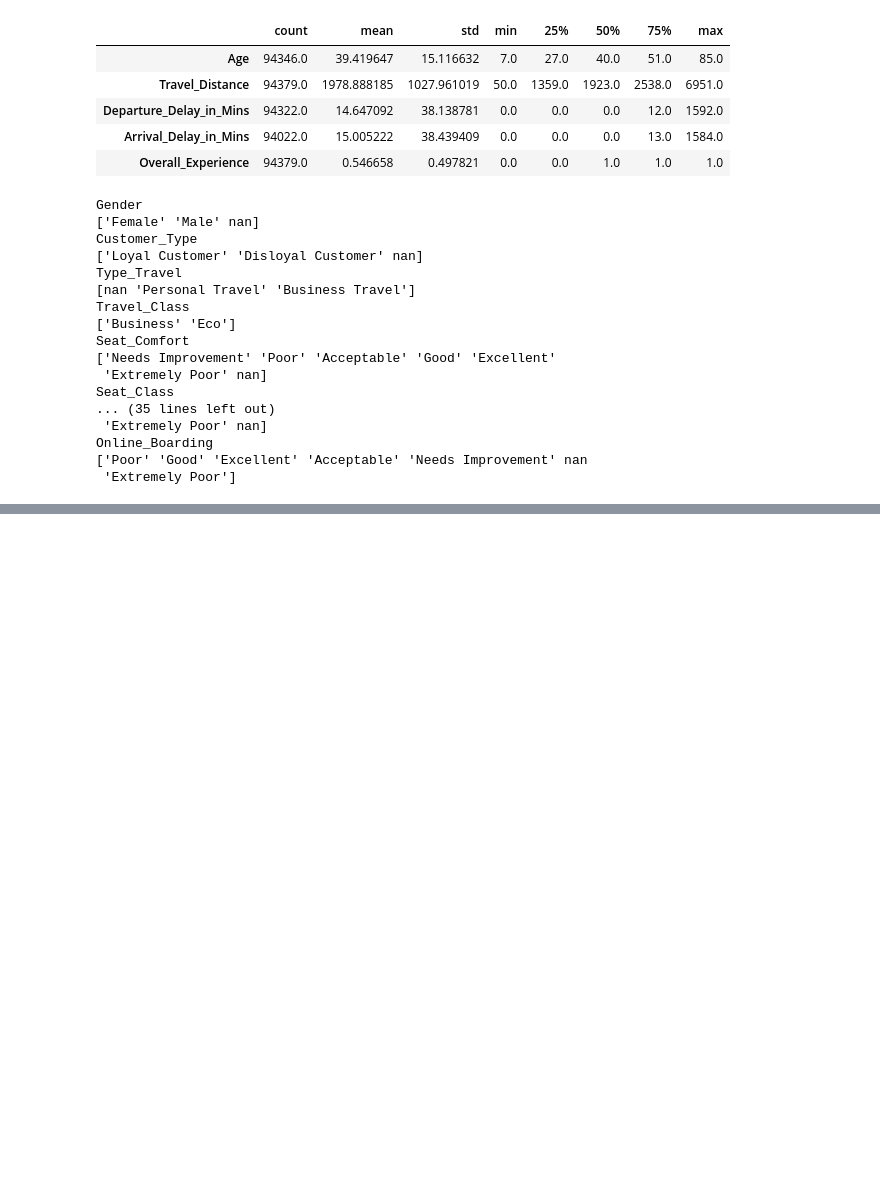
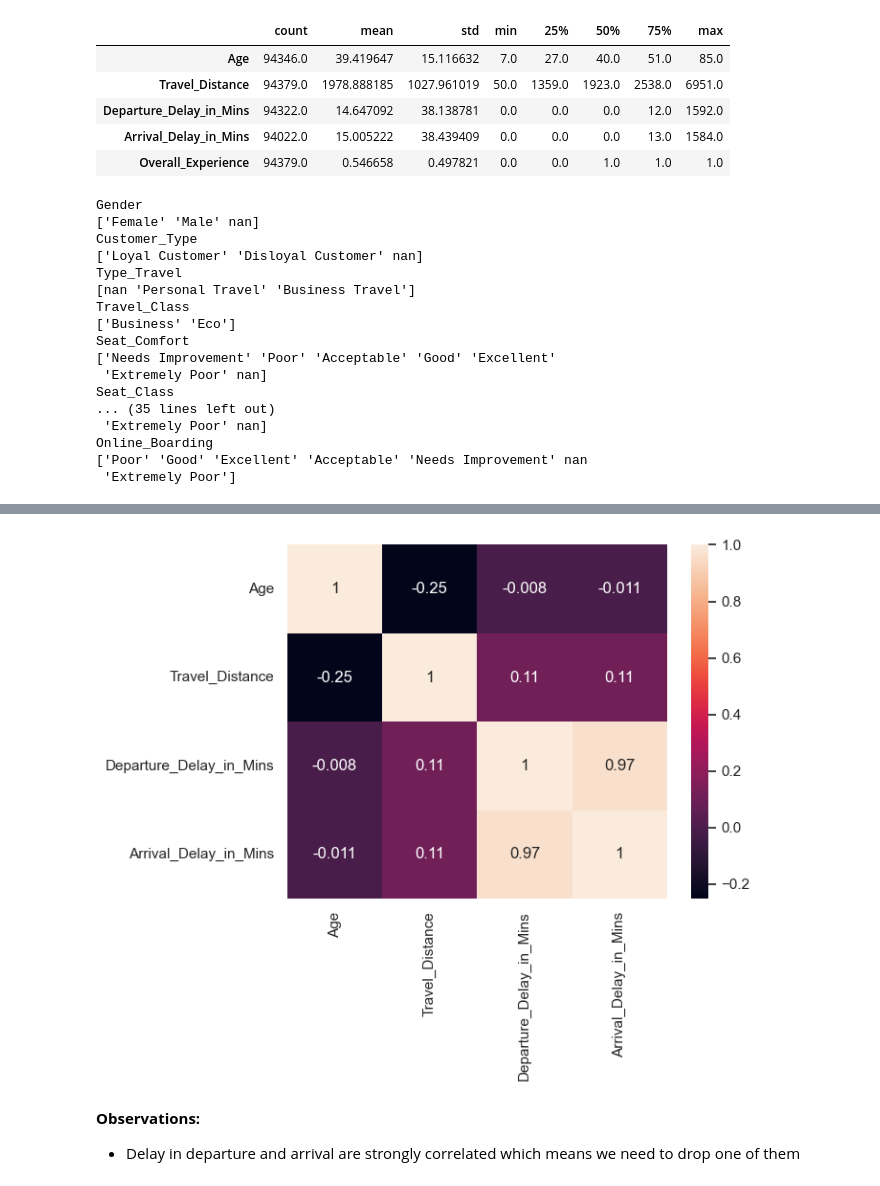
Before and after one commit to agraglez/shinkansen-travel-experience, a Jupyter notebook: notebooks/shinkansen_travel_experience.ipynb, the cells around one changed output, grey strips where cells are left out. Cells and saved outputs as stored; diff of their text form; code cells hidden in the pictures; blank space fills up the shorter version.

```diff
--- a/notebooks/shinkansen_travel_experience.ipynb
+++ b/notebooks/shinkansen_travel_experience.ipynb
@@ -230,0 +427,8 @@ Online_Boarding
+# %%
+sns.heatmap(data_train[num_att[0:-1]].corr(), annot = True)
+plt.show()
+# %% [output]
+[figure, added]
+# %% [markdown]
+**Observations:**
+* Delay in departure and arrival are strongly correlated which means we need to drop one of them
```
Also changed, not shown: parts of 25 cells of this notebook.
